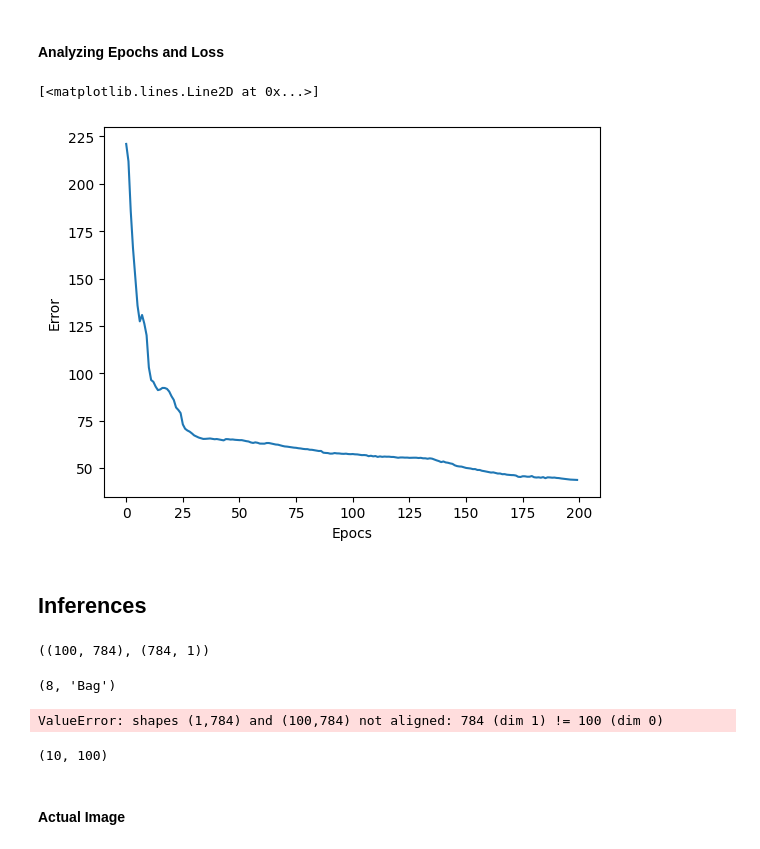
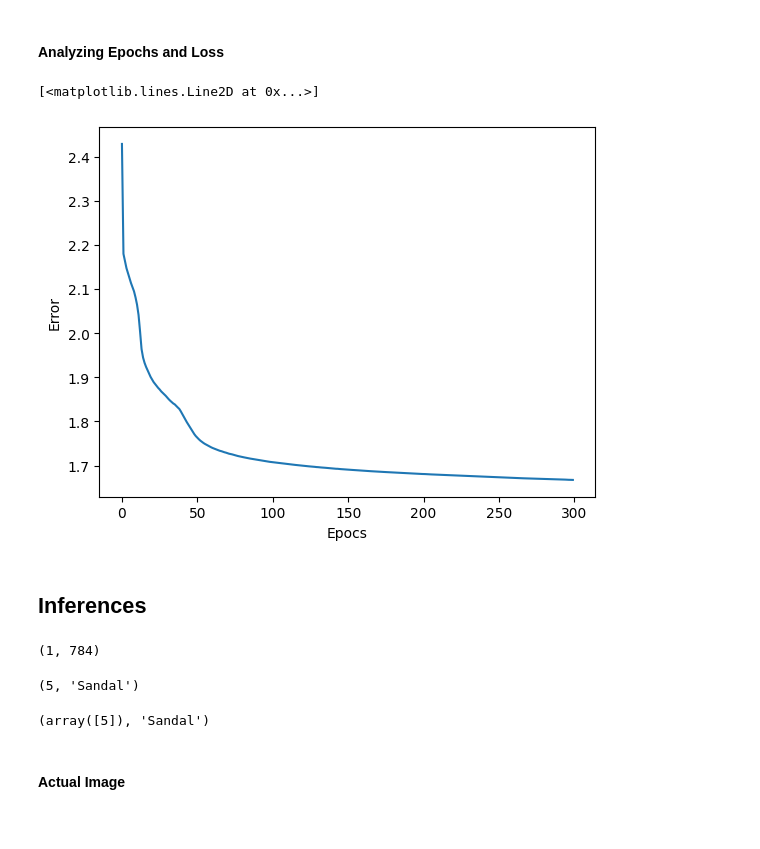
Before and after one commit to giansmart/algorithms, a Jupyter notebook: neural-networks/deep-nn.ipynb, the cells around one changed output. Cells and saved outputs as stored; diff of their text form; code cells hidden in the pictures.

```diff
--- a/neural-networks/deep-nn.ipynb
+++ b/neural-networks/deep-nn.ipynb
@@ -229,45 +215,36 @@ KeyboardInterrupt:
 # %%
 import matplotlib.pyplot as plt
 plt.xlabel('Epocs')
 plt.ylabel('Error')
-plt.plot(errors)
+plt.plot(loss_history)
 # %% [output]
 [<matplotlib.lines.Line2D at 0x...>]
-[figure, old version]
+[figure, new version]
 # %% [markdown]
 ## Inferences
-# %%
-X_test.shape
-X_test[:, 10, None ].shape
-X_test[: , 10].shape
-W1.shape, X_test[: , 10].reshape(784, 1).shape
-# %% [output]
-((100, 784), (784, 1))
+# %%
+X_test.shape
+X_test[10,np.newaxis, :].shape
+# %% [output]
+(1, 784)
 # %%
-random_item = 10
+random_item = 0
 Y_item_test = Y_test[random_item]
-X_item_test = X_test[:, random_item ].reshape( 784, 1) # X_test[:, random_item, None]
+X_item_test = X_test[random_item,np.newaxis, :]
 
 Y_item_test, get_article(Y_item_test)
 # %% [output]
-(8, 'Bag')
+(5, 'Sandal')
 # %%
 def predict(index, X, W1, b1, W2, b2, W3, b3):
     _, _, _, _, _, A3 = forward_propagation(X, W1, b1, W2, b2, W3, b3)
     predictions = np.argmax(A3, axis=1)
-    return predictions[index]
+    return predictions #[index]
 
 item_predicted = predict(random_item, X_item_test, W1, b1, W2, b2, W3, b3)
-item_predicted
-item_predicted, get_article(item_predicted)
+item_predicted, get_article(item_predicted[0])
 # %% [output]
-ValueError: shapes (1,784) and (100,784) not aligned: 784 (dim 1) != 100 (dim 0)
+(array([5]), 'Sandal')
-# %%
-#X_test[:, random_item, None].shape
-_, _, _, _, _, A3 = forward_propagation(X_item_test, W1, b1, W2, b2, W3, b3)
-A3.shape
-# %% [output]
-(10, 100)
 # %% [markdown]
 #### Actual Image
 # %%
```
Also changed, not shown: parts of 3 cells of this notebook.
